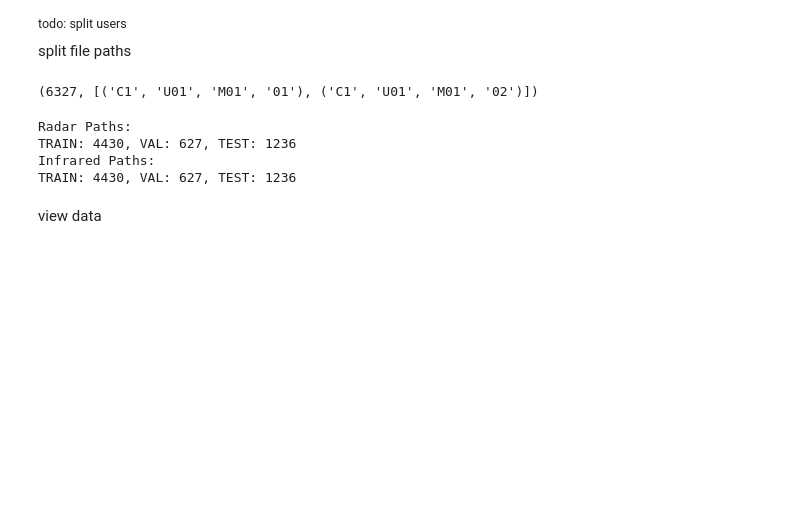
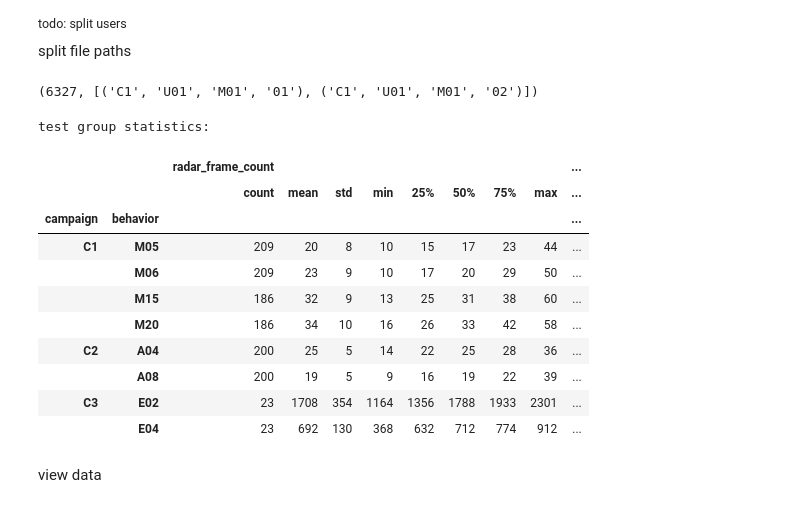
Before and after one commit to anasdev1204/CoDaS-Radar-based-Sentiment-Analysis-and-recognition, a Jupyter notebook: mudassar/training.ipynb, the cells around one changed output. Drawn from its saved outputs; the diff is of its cells as text; code cells hidden in the pictures; blank space fills up the shorter version.

```diff
--- a/mudassar/training.ipynb
+++ b/mudassar/training.ipynb
@@ -100,26 +108,57 @@ len(instances), instances[:2]
 # %% [output]
 (6327, [('C1', 'U01', 'M01', '01'), ('C1', 'U01', 'M01', '02')])
 # %%
-radar_paths = Split([],[],[])
-infrared_paths = Split([],[],[])
+path_dfs = Split(
+    pd.DataFrame(columns=["campaign", "behavior", "user", "repetition", "radar_frame_count", "infrared_frame_count", "radar_path", "infrared_path"]),
+    pd.DataFrame(columns=["campaign", "behavior", "user", "repetition", "radar_frame_count", "infrared_frame_count", "radar_path", "infrared_path"]),
+    pd.DataFrame(columns=["campaign", "behavior", "user", "repetition", "radar_frame_count", "infrared_frame_count", "radar_path", "infrared_path"]),
+)
 
-for campaign, user, behavior, repetition in instances:
+def process_instance(instance):
+    campaign, user, behavior, repetition = instance
     for i in range(3):
         if behavior in motions[i] + activities[i] + emotions[i]:
-            radar_paths   [i].append(make_radar_path   (campaign, user, behavior, repetition))
-            infrared_paths[i].append(make_infrared_path(campaign, user, behavior, repetition))
-            if radar_paths[i][-1] is None or infrared_paths[i][-1] is None:
-                radar_paths[i].pop()
-                infrared_paths[i].pop()
-            break
+            r_path = make_radar_path(campaign, user, behavior, repetition)
+            ir_path = make_infrared_path(campaign, user, behavior, repetition)
+            if r_path is not None and ir_path is not None:
+                radar_frame_count, infrared_frame_count = None, None
+                # radar_frame_count = len(RadarData.read_from_path(r_path , normalize=True).bin(fps=RADAR_BIN_FPS).points)
+                # infrared_frame_count = InfraredData.read_from_path(ir_path).landmarks.shape[0]
+                return (campaign, behavior, user, repetition, radar_frame_count, infrared_frame_count, r_path, ir_path, i)
+    return None
 
-print(f"Radar Paths:\nTRAIN: {len(radar_paths.train)}, VAL: {len(radar_paths.val)}, TEST: {len(radar_paths.test)}")
-print(f"Infrared Paths:\nTRAIN: {len(infrared_paths.train)}, VAL: {len(infrared_paths.val)}, TEST: {len(infrared_paths.test)}")
+with ThreadPoolExecutor(max_workers=16) as executor:
+    results = list(tqdm(executor.map(process_instance, instances), total=len(instances)))
+
+for res in results:
+    if res is not None:
+        campaign, behavior, user, repetition, radar_frame_count, infrared_frame_count, r_path, ir_path, split_idx = res
+        path_dfs[split_idx].loc[len(path_dfs[split_idx])] = [campaign, behavior, user, repetition, radar_frame_count, infrared_frame_count, r_path, ir_path]
+
+# path_dfs.train.to_csv("train_paths.csv", index=False)
+# path_dfs.val.to_csv("val_paths.csv", index=False)
+# path_dfs.test.to_csv("test_paths.csv", index=False)
+con = lambda p: json.loads(p.replace("'", '"'))
+path_dfs = Split(
+    pd.read_csv("train_paths.csv", converters={'radar_path': con}).groupby(["campaign", "behavior"]),
+    pd.read_csv("val_paths.csv", converters={'radar_path': con}).groupby(["campaign", "behavior"]),
+    pd.read_csv("test_paths.csv", converters={'radar_path': con}).groupby(["campaign", "behavior"]),
+)
+print("test group statistics:")
+path_dfs.test.describe()[["radar_frame_count", "infrared_frame_count"]].round().astype(int)
 # %% [output]
-Radar Paths:
-TRAIN: 4430, VAL: 627, TEST: 1236
-Infrared Paths:
-TRAIN: 4430, VAL: 627, TEST: 1236
+test group statistics:
+|  |  | radar_frame_count |  |  |  |  |  |  |  | ... |
+|  |  | count | mean | std | min | 25% | 50% | 75% | max | ... |
+| campaign | behavior |  |  |  |  |  |  |  |  | ... |
+| C1 | M05 | 209 | 20 | 8 | 10 | 15 | 17 | 23 | 44 | ... |
+|  | M06 | 209 | 23 | 9 | 10 | 17 | 20 | 29 | 50 | ... |
+|  | M15 | 186 | 32 | 9 | 13 | 25 | 31 | 38 | 60 | ... |
+|  | M20 | 186 | 34 | 10 | 16 | 26 | 33 | 42 | 58 | ... |
+| C2 | A04 | 200 | 25 | 5 | 14 | 22 | 25 | 28 | 36 | ... |
+|  | A08 | 200 | 19 | 5 | 9 | 16 | 19 | 22 | 39 | ... |
+| C3 | E02 | 23 | 1708 | 354 | 1164 | 1356 | 1788 | 1933 | 2301 | ... |
+|  | E04 | 23 | 692 | 130 | 368 | 632 | 712 | 774 | 912 | ... |
 # %% [markdown]
 view data
 # %%
```
Also changed, not shown: parts of 27 cells of this notebook, 5 other files.
